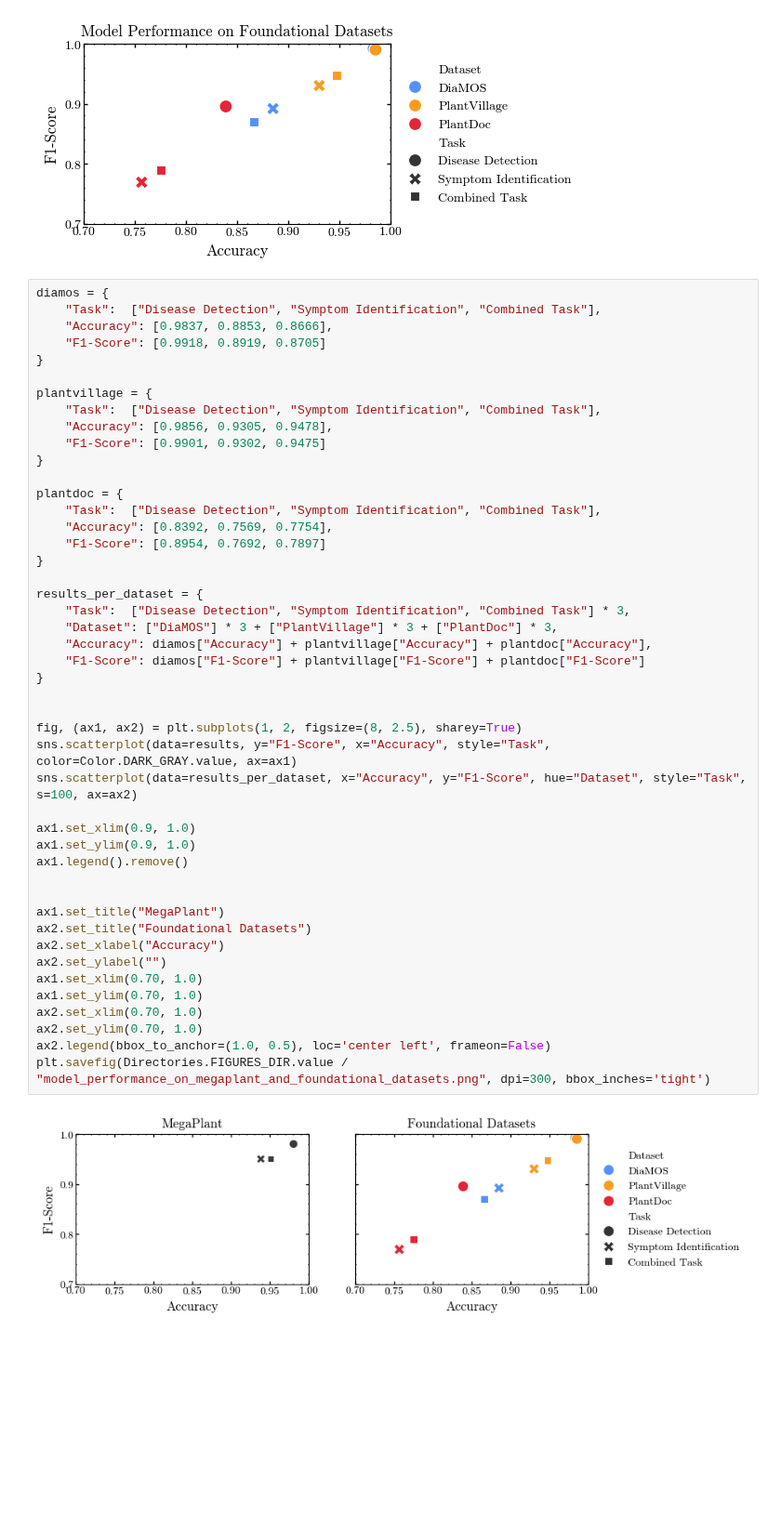
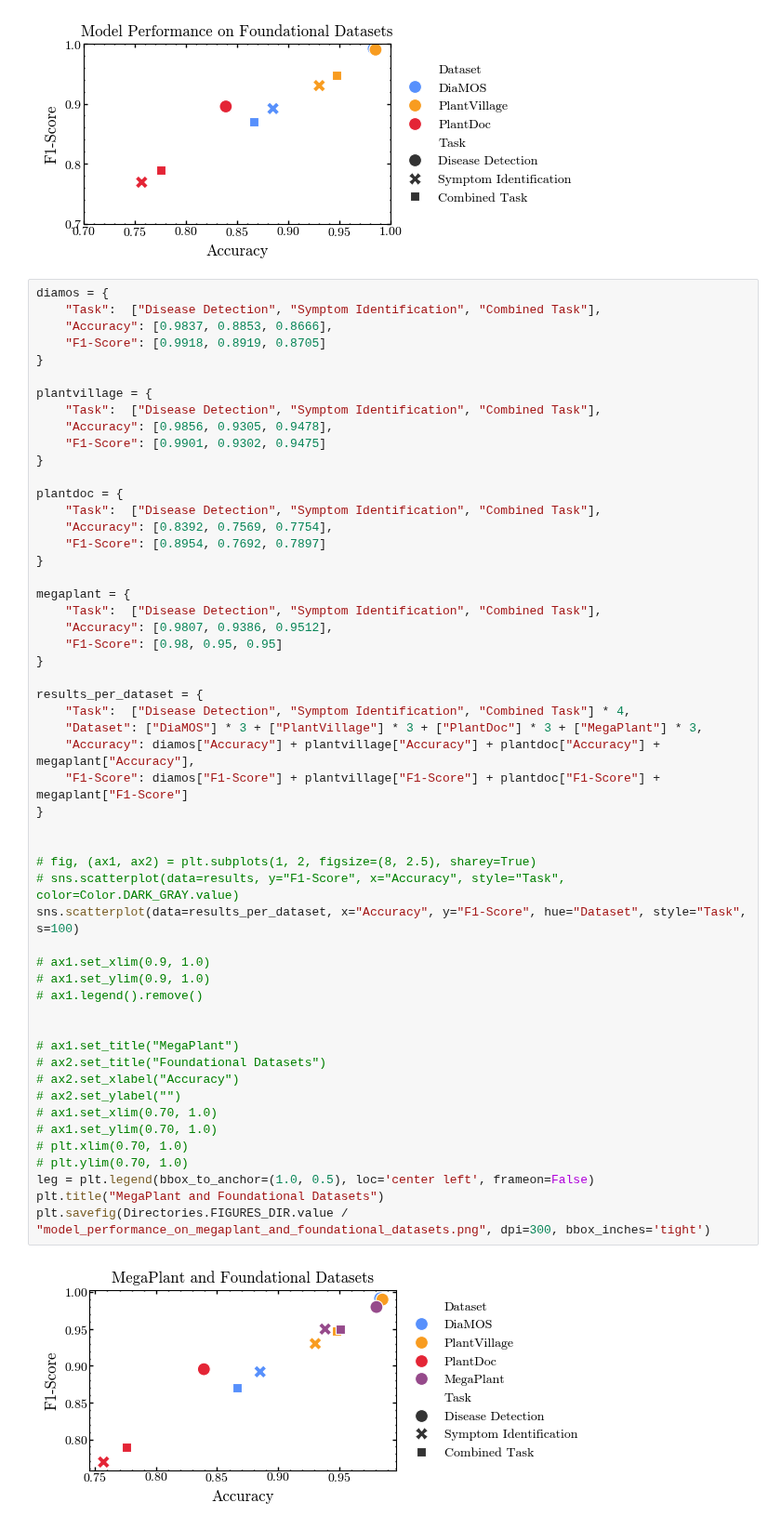
Before and after one commit to iragca/DS413-final-project, a Jupyter notebook: notebooks/5.0-results-plotting.ipynb, the cells around one changed output. Shown at 93% size. Cells and saved outputs as stored; diff of their text form; blank space fills up the shorter version.

Commit message:
fix: combined plot

```diff
--- a/notebooks/5.0-results-plotting.ipynb
+++ b/notebooks/5.0-results-plotting.ipynb
@@ -148,48 +148,55 @@ plt.savefig(Directories.FIGURES_DIR.value / "model_performance_on_foundational_d
 # %%
 diamos = {
     "Task":  ["Disease Detection", "Symptom Identification", "Combined Task"],
     "Accuracy": [0.9837, 0.8853, 0.8666],
     "F1-Score": [0.9918, 0.8919, 0.8705]
 }
 
 plantvillage = {
     "Task":  ["Disease Detection", "Symptom Identification", "Combined Task"],
     "Accuracy": [0.9856, 0.9305, 0.9478],
     "F1-Score": [0.9901, 0.9302, 0.9475]
 }
 
 plantdoc = {
     "Task":  ["Disease Detection", "Symptom Identification", "Combined Task"],
     "Accuracy": [0.8392, 0.7569, 0.7754],
     "F1-Score": [0.8954, 0.7692, 0.7897]
 }
 
+megaplant = {
+    "Task":  ["Disease Detection", "Symptom Identification", "Combined Task"],
+    "Accuracy": [0.9807, 0.9386, 0.9512],
+    "F1-Score": [0.98, 0.95, 0.95]
+}
+
 results_per_dataset = {
-    "Task":  ["Disease Detection", "Symptom Identification", "Combined Task"] * 3,
-    "Dataset": ["DiaMOS"] * 3 + ["PlantVillage"] * 3 + ["PlantDoc"] * 3,
-    "Accuracy": diamos["Accuracy"] + plantvillage["Accuracy"] + plantdoc["Accuracy"],
-    "F1-Score": diamos["F1-Score"] + plantvillage["F1-Score"] + plantdoc["F1-Score"]
+    "Task":  ["Disease Detection", "Symptom Identification", "Combined Task"] * 4,
+    "Dataset": ["DiaMOS"] * 3 + ["PlantVillage"] * 3 + ["PlantDoc"] * 3 + ["MegaPlant"] * 3,
+    "Accuracy": diamos["Accuracy"] + plantvillage["Accuracy"] + plantdoc["Accuracy"] + megaplant["Accuracy"],
+    "F1-Score": diamos["F1-Score"] + plantvillage["F1-Score"] + plantdoc["F1-Score"] + megaplant["F1-Score"]
 }
 
 
-fig, (ax1, ax2) = plt.subplots(1, 2, figsize=(8, 2.5), sharey=True)
-sns.scatterplot(data=results, y="F1-Score", x="Accuracy", style="Task", color=Color.DARK_GRAY.value, ax=ax1)
-sns.scatterplot(data=results_per_dataset, x="Accuracy", y="F1-Score", hue="Dataset", style="Task", s=100, ax=ax2)
+# fig, (ax1, ax2) = plt.subplots(1, 2, figsize=(8, 2.5), sharey=True)
+# sns.scatterplot(data=results, y="F1-Score", x="Accuracy", style="Task", color=Color.DARK_GRAY.value)
+sns.scatterplot(data=results_per_dataset, x="Accuracy", y="F1-Score", hue="Dataset", style="Task", s=100)
 
-ax1.set_xlim(0.9, 1.0)
-ax1.set_ylim(0.9, 1.0)
-ax1.legend().remove()
+# ax1.set_xlim(0.9, 1.0)
+# ax1.set_ylim(0.9, 1.0)
+# ax1.legend().remove()
 
 
-ax1.set_title("MegaPlant")
-ax2.set_title("Foundational Datasets")
-ax2.set_xlabel("Accuracy")
-ax2.set_ylabel("")
-ax1.set_xlim(0.70, 1.0)
-ax1.set_ylim(0.70, 1.0)
-ax2.set_xlim(0.70, 1.0)
-ax2.set_ylim(0.70, 1.0)
-ax2.legend(bbox_to_anchor=(1.0, 0.5), loc='center left', frameon=False)
+# ax1.set_title("MegaPlant")
+# ax2.set_title("Foundational Datasets")
+# ax2.set_xlabel("Accuracy")
+# ax2.set_ylabel("")
+# ax1.set_xlim(0.70, 1.0)
+# ax1.set_ylim(0.70, 1.0)
+# plt.xlim(0.70, 1.0)
+# plt.ylim(0.70, 1.0)
+leg = plt.legend(bbox_to_anchor=(1.0, 0.5), loc='center left', frameon=False)
+plt.title("MegaPlant and Foundational Datasets")
 plt.savefig(Directories.FIGURES_DIR.value / "model_performance_on_megaplant_and_foundational_datasets.png", dpi=300, bbox_inches='tight')
 # %% [output]
-[figure, old version]
+[figure, new version]
```
Also changed, not shown: 2 other files.
